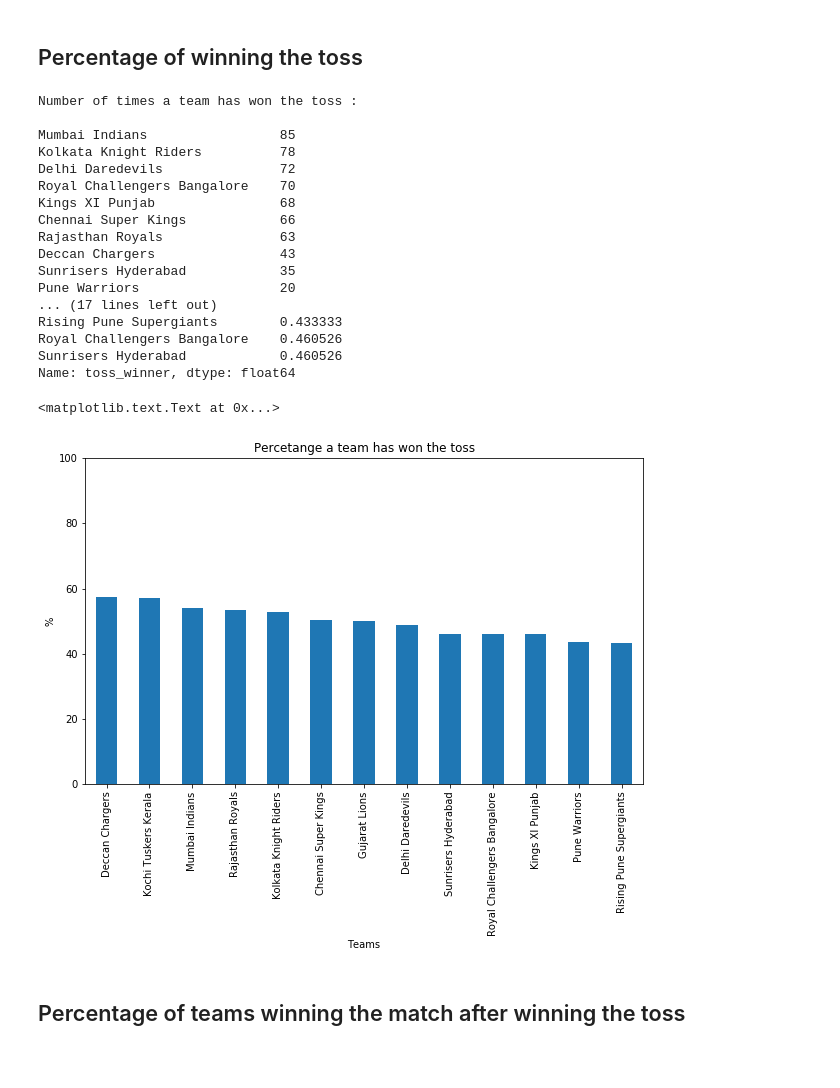
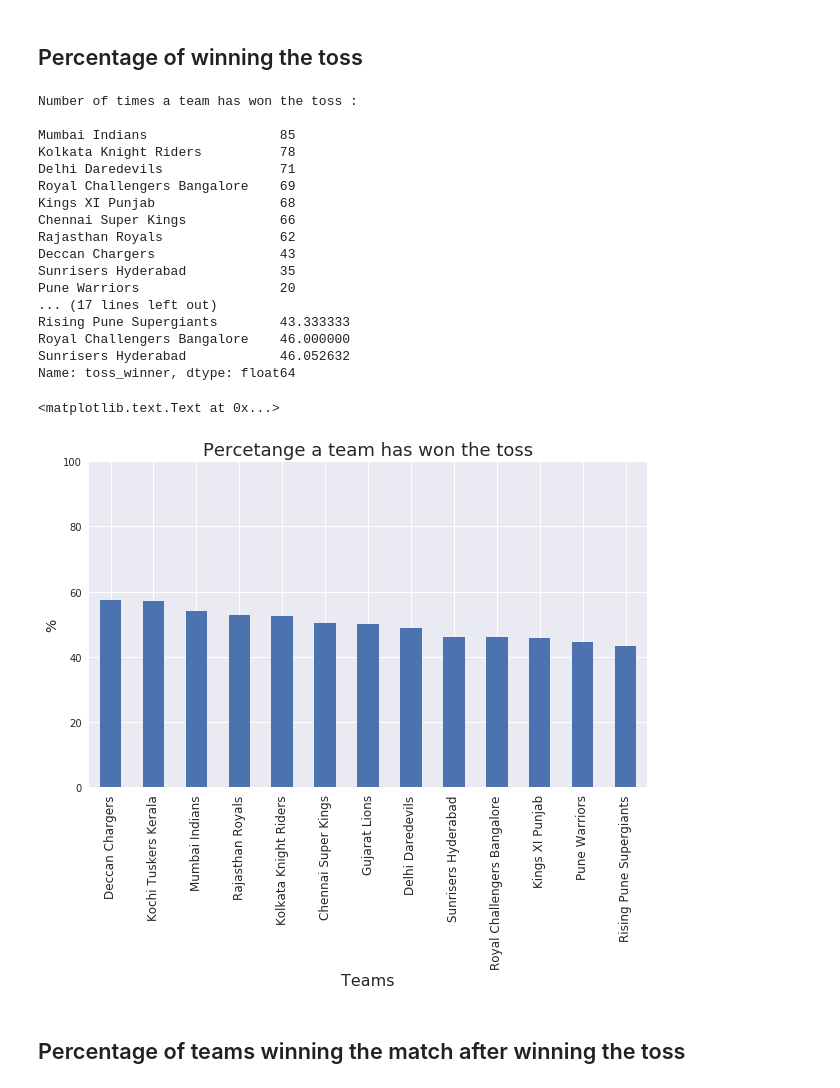
Before and after one commit to jaimink25/IndianPremierLeague, a Jupyter notebook: ipl_matches.ipynb, the cells around one changed output. Saved outputs shown, nothing was run; the diff lists cells and outputs as text; code cells hidden in the pictures; blank space fills up the shorter version.

```diff
--- a/ipl_matches.ipynb
+++ b/ipl_matches.ipynb
@@ -131,0 +143,3 @@ print all_stadium
+# %%
+df = df[df['result'] != 'no result']
+df.shape
@@ -131,0 +203,2 @@ print all_stadium
+# %%
+sns.set(rc={'figure.figsize':(10,6)})
@@ -160,38 +279,42 @@ dtype: int64
 ## Percentage of winning the toss
 # %%
 df_toss = df.toss_winner.value_counts()
+df_toss_num = df_toss[all_teams].sort_values(ascending=False)
+df_toss_per = 100 * df_toss[all_teams]/df_team_matches[all_teams].values
 
 print "Number of times a team has won the toss : \n"
-print df_toss[all_teams].sort_values(ascending=False)
+print df_toss_num
 
 print "\nPercentage a team has won the toss : \n"
-print df_toss[all_teams]/df_team_matches[all_teams].values
+print df_toss_per
 
-(df_toss[all_teams]*100/(df_team_matches[all_teams].values)).sort_values(ascending=False).plot(kind='bar',figsize=(10,6))
-plt.xlabel('Teams')
+df_toss_per.sort_values(ascending=False).plot(kind='bar',figsize=(10,6))
+
+plt.xticks(fontsize=12)
+plt.xlabel('Teams',fontsize=16)
 plt.ylim(0,100)
-plt.ylabel('%')
-plt.title('Percetange a team has won the toss')
+plt.ylabel('%',fontsize=14)
+plt.title('Percetange a team has won the toss',fontsize=18)
 # %% [output]
 Number of times a team has won the toss :
 
 Mumbai Indians                 85
 Kolkata Knight Riders          78
-Delhi Daredevils               72
-Royal Challengers Bangalore    70
+Delhi Daredevils               71
+Royal Challengers Bangalore    69
 Kings XI Punjab                68
 Chennai Super Kings            66
-Rajasthan Royals               63
+Rajasthan Royals               62
 Deccan Chargers                43
 Sunrisers Hyderabad            35
 Pune Warriors                  20
 ... (17 lines left out)
-Rising Pune Supergiants        0.433333
-Royal Challengers Bangalore    0.460526
-Sunrisers Hyderabad            0.460526
+Rising Pune Supergiants        43.333333
+Royal Challengers Bangalore    46.000000
+Sunrisers Hyderabad            46.052632
 Name: toss_winner, dtype: float64
 <matplotlib.text.Text at 0x...>
-[figure, old version]
+[figure, new version]
 # %% [markdown]
 ## Percentage of teams winning the match after winning the toss
 # %%
```
Also changed, not shown: parts of 27 cells of this notebook.
